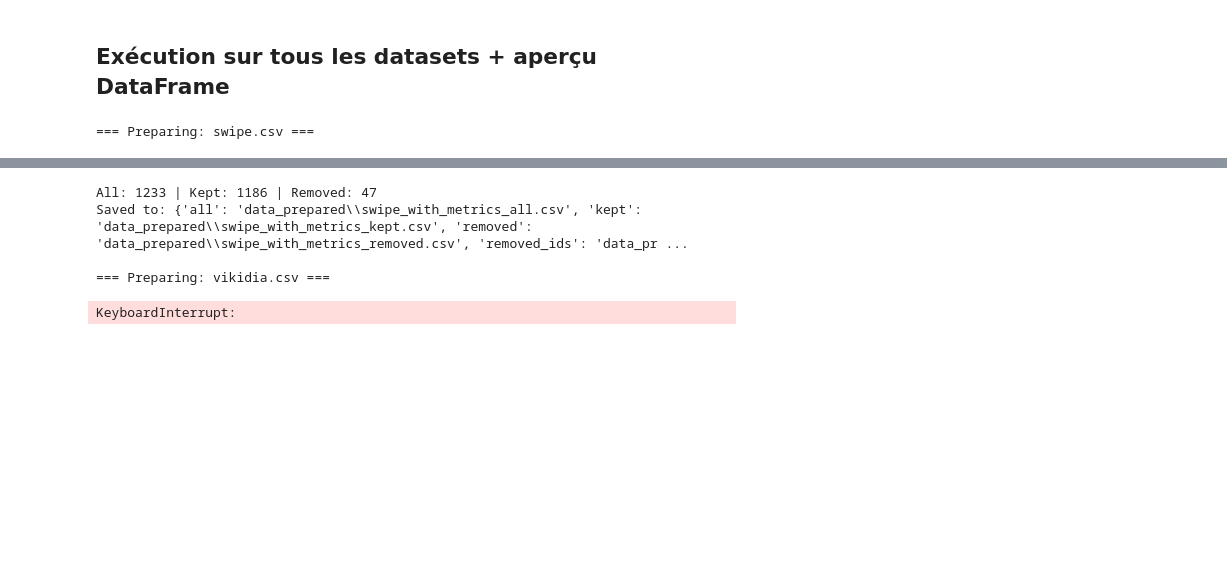
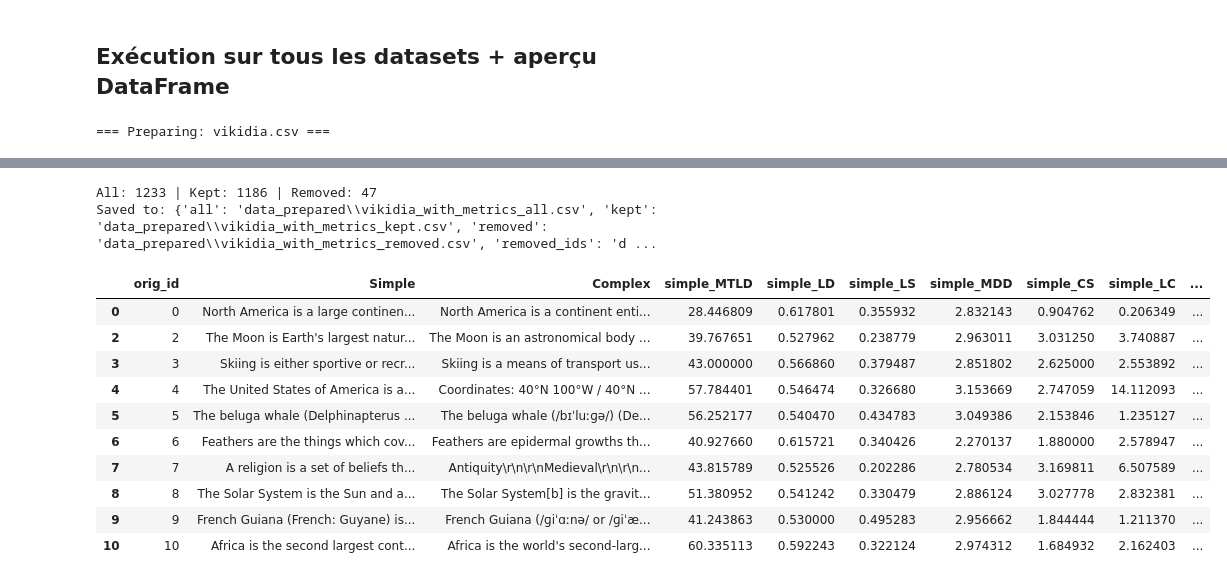
Before and after one commit to ColinLug/ISH_projet_agno_agent_intelligent, a Jupyter notebook: data_cleaned/test_preparation_data.ipynb, the cells around one changed output, grey strips where cells are left out. Drawn from its saved outputs; the diff is of its cells as text; code cells hidden in the pictures; blank space fills up the shorter version.

Commit message:
Ajout_text_vikidia

```diff
--- a/data_cleaned/test_preparation_data.ipynb
+++ b/data_cleaned/test_preparation_data.ipynb
@@ -90,7 +90,7 @@ def load_dataset(name):
         raise ValueError(f"Dataset {name} not found")
     return load_data(datasets[name])
 # %%
-df = load_dataset('swipe')
+df = load_dataset('vikidia')
 df.head(3)
 # %% [output]
 |  | Simple | Complex |
@@ -137,7 +137,7 @@ swipe: 1233 rows
 vikidia: 1233 rows
 Total: 2844 rows
 # %%
-df = load_dataset('swipe')
+df = load_dataset('vikidia')
 # %% [markdown]
 ## Complexity measures
 # %%
@@ -1065,7 +1065,7 @@ DATA_DIR = Path("data_sampled")
 CSV_FILES_TO_RUN = [
     # "ose_adv_ele.csv",
     # "ose_adv_int.csv",
-    "swipe.csv",
+    # "swipe.csv",
     "vikidia.csv"
 ]
 
@@ -1088,4 +1088,4 @@ example_name = next(iter(results.keys()))
 df_prepared = results[example_name]["df_kept"]
 df_prepared.head(10)
 # %% [output]
-=== Preparing: swipe.csv ===
+=== Preparing: vikidia.csv ===
@@ -1109,5 +1109,13 @@ df_prepared.head(10)
 All: 1233 | Kept: 1186 | Removed: 47
-Saved to: {'all': 'data_prepared\\swipe_with_metrics_all.csv', 'kept': 'data_prepared\\swipe_with_metrics_kept.csv', 'removed': 'data_prepared\\swipe_with_metrics_removed.csv', 'removed_ids': 'data_pr ...
-
-=== Preparing: vikidia.csv ===
+Saved to: {'all': 'data_prepared\\vikidia_with_metrics_all.csv', 'kept': 'data_prepared\\vikidia_with_metrics_kept.csv', 'removed': 'data_prepared\\vikidia_with_metrics_removed.csv', 'removed_ids': 'd ...
-KeyboardInterrupt:
+|  | orig_id | Simple | Complex | simple_MTLD | simple_LD | simple_LS | simple_MDD | simple_CS | simple_LC | ... |
+| 0 | 0 | North America is a large continen... | North America is a continent enti... | 28.446809 | 0.617801 | 0.355932 | 2.832143 | 0.904762 | 0.206349 | ... |
+| 2 | 2 | The Moon is Earth's largest natur... | The Moon is an astronomical body ... | 39.767651 | 0.527962 | 0.238779 | 2.963011 | 3.031250 | 3.740887 | ... |
+| 3 | 3 | Skiing is either sportive or recr... | Skiing is a means of transport us... | 43.000000 | 0.566860 | 0.379487 | 2.851802 | 2.625000 | 2.553892 | ... |
+| 4 | 4 | The United States of America is a... | Coordinates: 40°N 100°W﻿ / ﻿40°N ... | 57.784401 | 0.546474 | 0.326680 | 3.153669 | 2.747059 | 14.112093 | ... |
+| 5 | 5 | The beluga whale (Delphinapterus ... | The beluga whale (/bɪˈluːɡə/) (De... | 56.252177 | 0.540470 | 0.434783 | 3.049386 | 2.153846 | 1.235127 | ... |
+| 6 | 6 | Feathers are the things which cov... | Feathers are epidermal growths th... | 40.927660 | 0.615721 | 0.340426 | 2.270137 | 1.880000 | 2.578947 | ... |
+| 7 | 7 | A religion is a set of beliefs th... | Antiquity\r\n\r\nMedieval\r\n\r\n... | 43.815789 | 0.525526 | 0.202286 | 2.780534 | 3.169811 | 6.507589 | ... |
+| 8 | 8 | The Solar System is the Sun and a... | The Solar System[b] is the gravit... | 51.380952 | 0.541242 | 0.330479 | 2.886124 | 3.027778 | 2.832381 | ... |
+| 9 | 9 | French Guiana (French: Guyane) is... | French Guiana (/ɡiˈɑːnə/ or /ɡiˈæ... | 41.243863 | 0.530000 | 0.495283 | 2.956662 | 1.844444 | 1.211370 | ... |
+| 10 | 10 | Africa is the second largest cont... | Africa is the world's second-larg... | 60.335113 | 0.592243 | 0.322124 | 2.974312 | 1.684932 | 2.162403 | ... |
```
Also changed, not shown: parts of 3 cells of this notebook, 5 other files.
